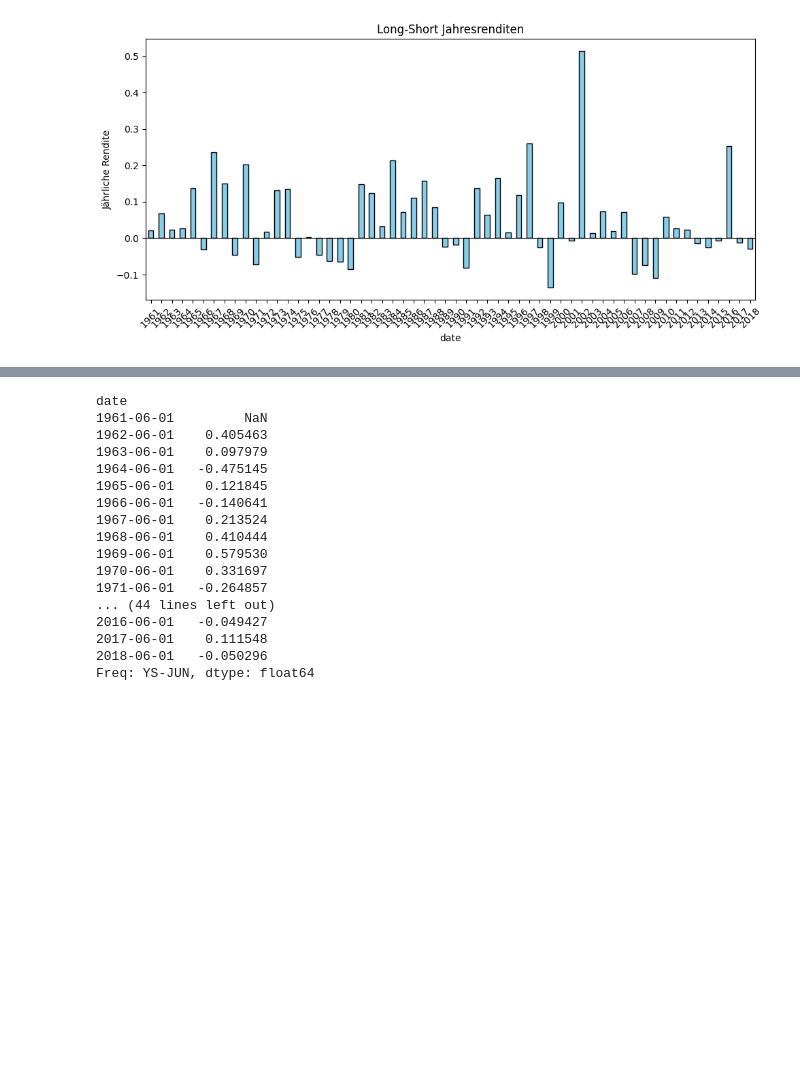
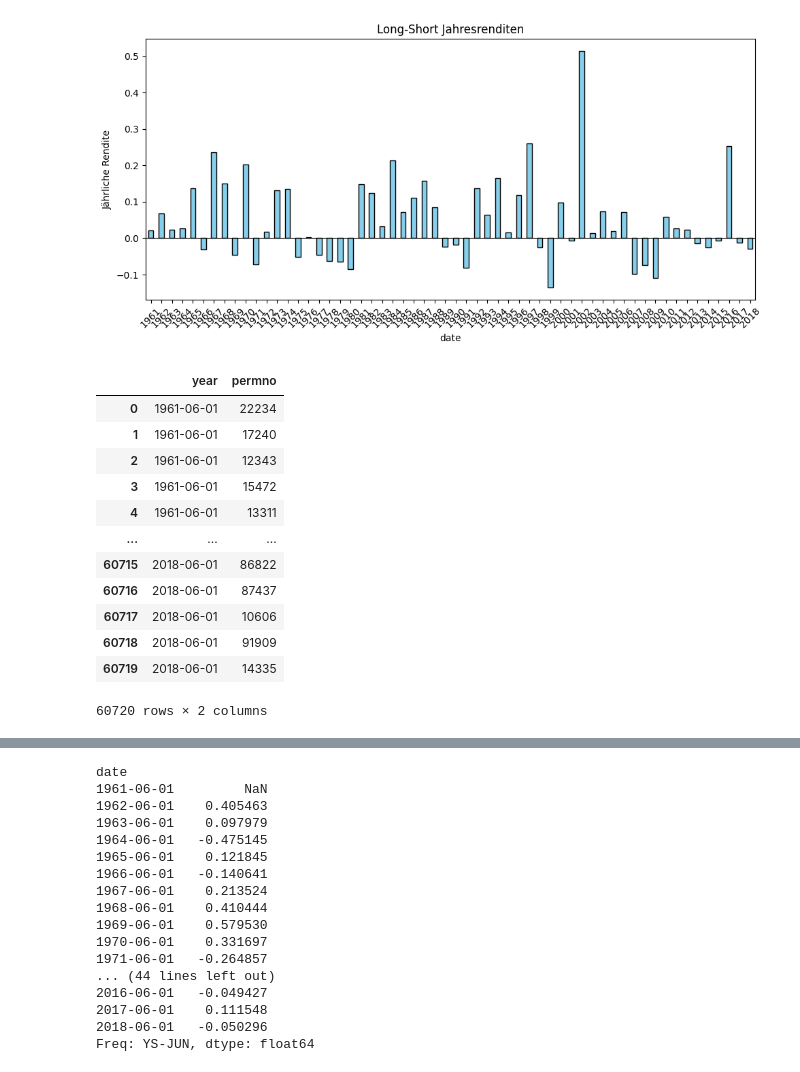
Before and after one commit to justusschenk/valueinvesting, a Jupyter notebook: Portfolio-composition.ipynb, the cells around one changed output, grey strips where cells are left out. Drawn from its saved outputs; the diff is of its cells as text; code cells hidden in the pictures; blank space fills up the shorter version.

```diff
--- a/Portfolio-composition.ipynb
+++ b/Portfolio-composition.ipynb
@@ -543,6 +556,9 @@ short_log_returns = []
 portfolio_value_long = []
 portfolio_value_short = []
 
+top_permno_all = []
+bottom_permno_all = []
+
 for year in sorted(set(date.year for date in bm_dec.index)):
     date = pd.Timestamp(f"{year}-06")
     date_dec = pd.Timestamp(f"{year-1}-12")
@@ -556,8 +572,14 @@ for year in sorted(set(date.year for date in bm_dec.index)):
         continue
 
     k = int(n * 0.3)
-    bottom_permnos = clean_row.iloc[:k].index.tolist()
-    top_permnos = clean_row.iloc[-k:].index.tolist()
+    bottom_permnos = clean_row.iloc[:k].index.tolist() #Selects permnos with the lower B/M-ratios
+    top_permnos = clean_row.iloc[-k:].index.tolist() #Selects permnos with the higher B/M-ratios
+
+    top_permno_year = pd.DataFrame({"year": date, "permno": top_permnos})
+    top_permno_all.append(top_permno_year)
+
+    bottom_permno_year = pd.DataFrame({"year": date, "permno": bottom_permnos})
+    bottom_permno_all.append(bottom_permno_year)
 
     #Since the dataset contains data upto December 2018 and the fiscal year begins in June the loop would try to access data in 2019
     if year == 2018:
@@ -936,3 +967,19 @@ dtype: float64
 [figure]
 [figure]
 [figure]
+# %%
+df_top_permno_all
+# %% [output]
+|  | year | permno |
+| 0 | 1961-06-01 | 22234 |
+| 1 | 1961-06-01 | 17240 |
+| 2 | 1961-06-01 | 12343 |
+| 3 | 1961-06-01 | 15472 |
+| 4 | 1961-06-01 | 13311 |
+| ... | ... | ... |
+| 60715 | 2018-06-01 | 86822 |
+| 60716 | 2018-06-01 | 87437 |
+| 60717 | 2018-06-01 | 10606 |
+| 60718 | 2018-06-01 | 91909 |
+| 60719 | 2018-06-01 | 14335 |
+60720 rows × 2 columns
```
Also changed, not shown: parts of 4 cells of this notebook, 2 other files.
